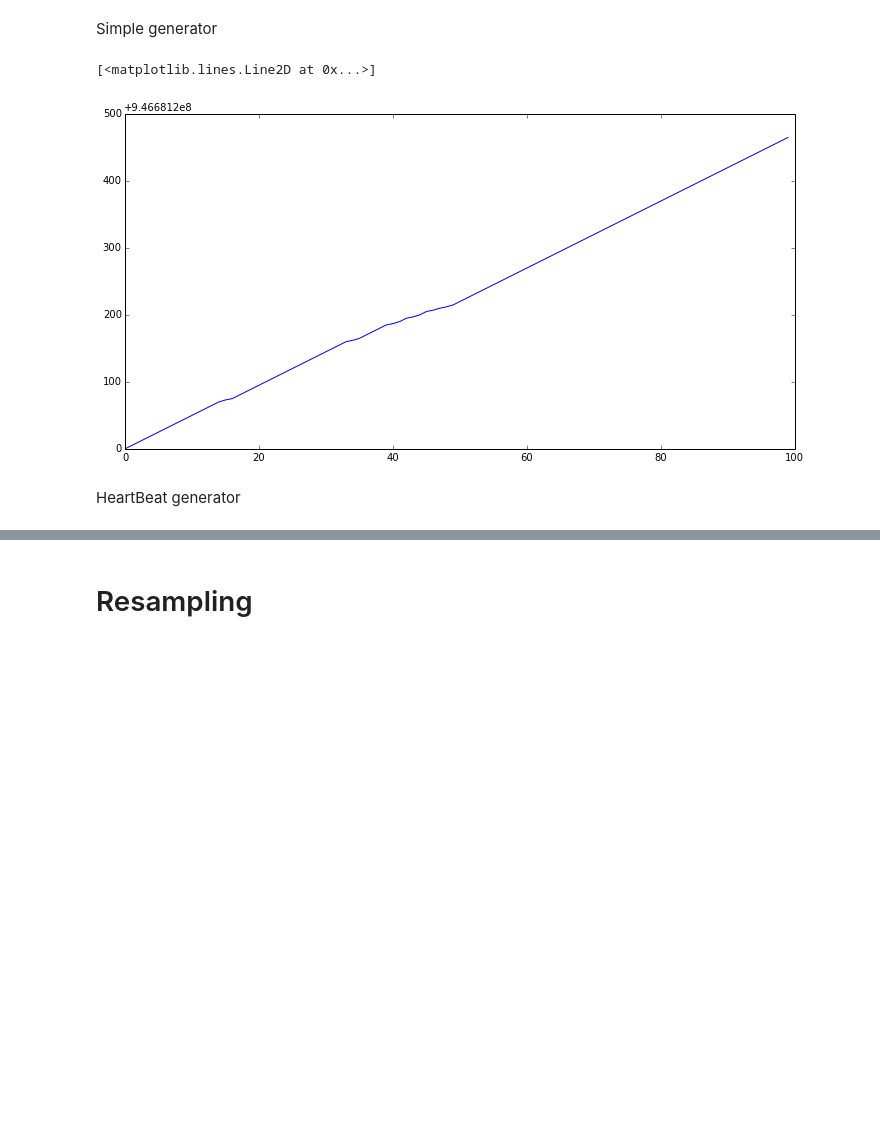
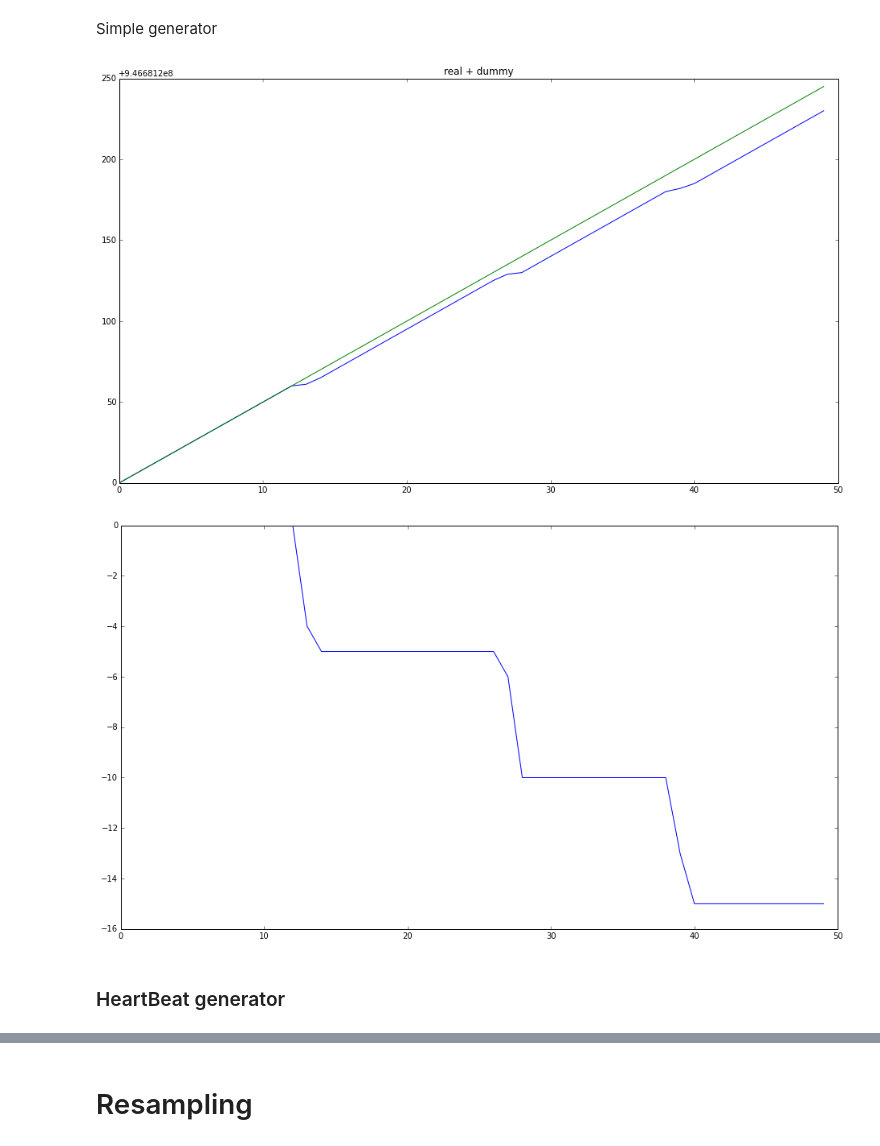
Before and after one commit to hoh/Hubbub, a Jupyter notebook: Simulator.ipynb, the cells around one changed output, grey strips where cells are left out. Saved outputs shown, nothing was run; the diff lists cells and outputs as text; code cells hidden in the pictures; blank space fills up the shorter version.

```diff
--- a/Simulator.ipynb
+++ b/Simulator.ipynb
@@ -5,7 +5,7 @@ Populating the interactive namespace from numpy and matplotlib
 # %%
 # Large plots
 import matplotlib.pylab as pylab
-pylab.rcParams['figure.figsize'] = 12, 6  # that's default image size for this interactive session
+pylab.rcParams['figure.figsize'] = 16, 9  # that's default image size for this interactive session
 # %%
 import numpy as np
 # %%
@@ -69,3 +54,7 @@ import time
 def timestamp(n):
     unix_time = time.mktime(n.timetuple())
     return unix_time
+# %%
+start_time = timestamp(result_sm[0]['date'])
+remap = np.array([start_time + i*5 for i in xrange(len(result_sm))])
+remap
@@ -105,12 +118,21 @@ Simple generator
 # %%
 r_real_sm = np.concatenate((r_sm, r_real))
 r_real_sm.sort()
-plot(r_real_sm[:100])
+
+figure()
+title('real + dummy')
+plot(r_real_sm[:50])
+plot(remap[:50])
+show()
+
+figure()
+plot(r_real_sm[:50] - remap[:50])
+show()
 # %% [output]
-[<matplotlib.lines.Line2D at 0x...>]
-[figure, old version]
+[figure, new version]
+[figure, added]
-# %% [markdown]
-HeartBeat generator
+# %% [markdown]
+### HeartBeat generator
 # %%
 r_real_hb = [
     np.concatenate((r_real, r_i))
```
Also changed, not shown: parts of 18 cells of this notebook, 3 other files.
